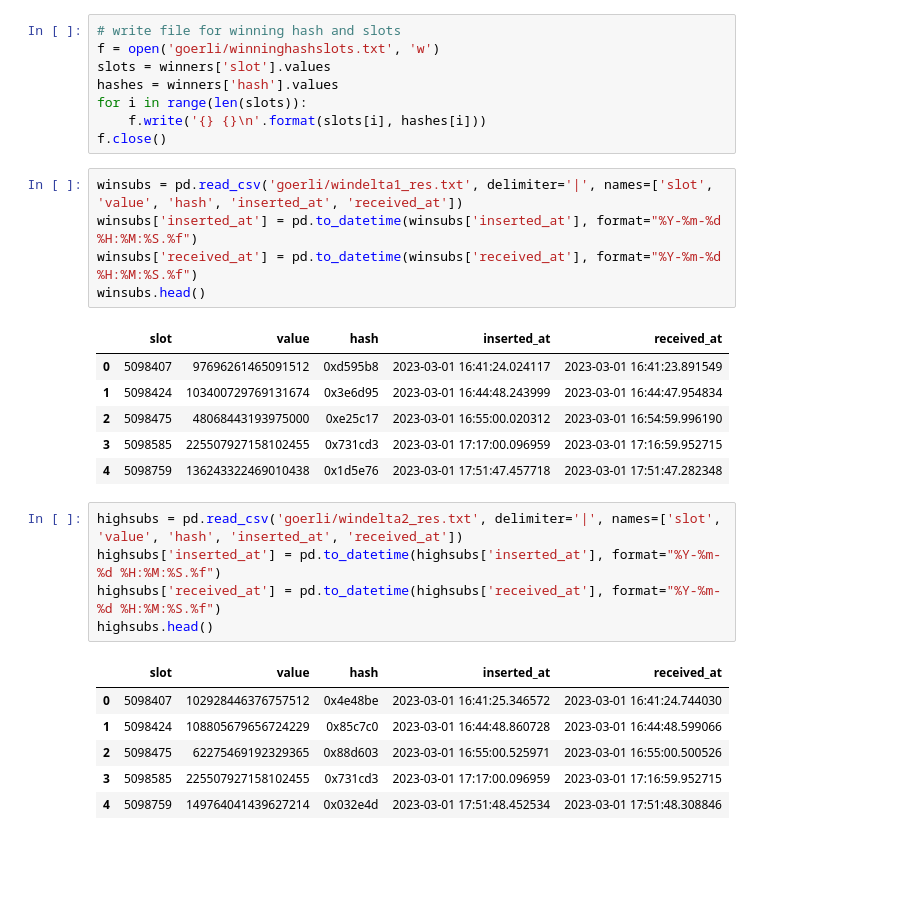
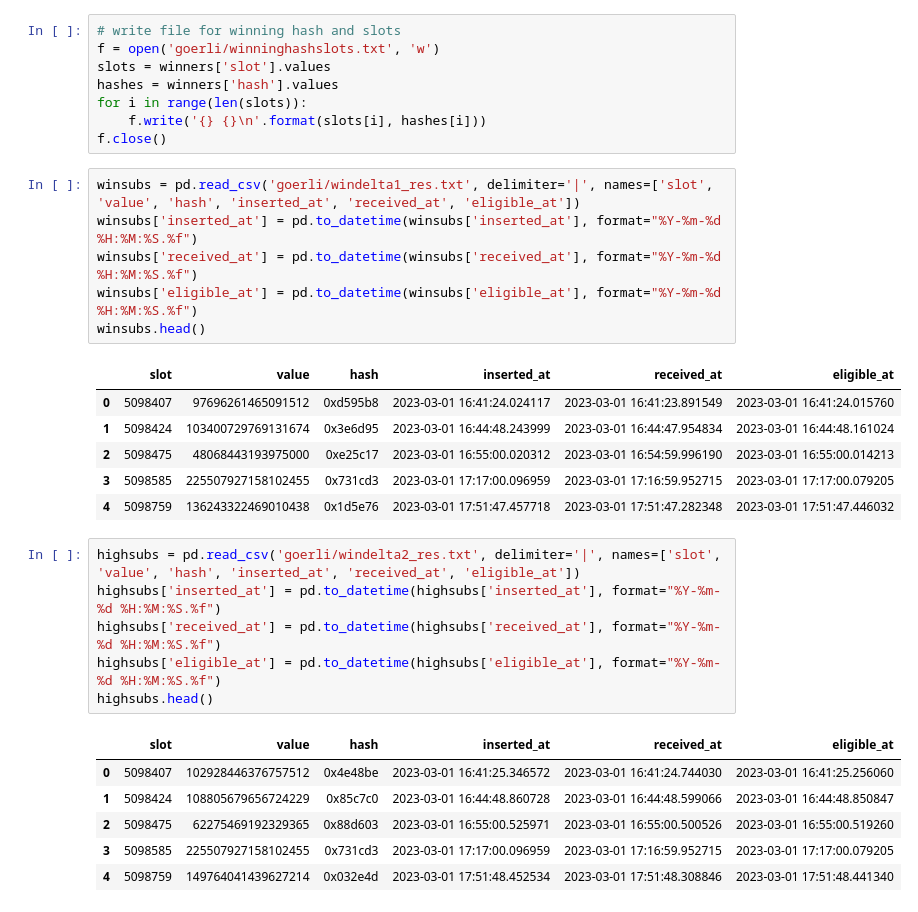
Before and after one commit to michaelneuder/relay-data, a Jupyter notebook: windelta/windelta.ipynb, the cells around one changed output. Cells and saved outputs as stored; diff of their text form; blank space fills up the shorter version.

```diff
--- a/windelta/windelta.ipynb
+++ b/windelta/windelta.ipynb
@@ -176,29 +176,31 @@ for i in range(len(slots)):
     f.write('{} {}\n'.format(slots[i], hashes[i]))
 f.close()
 # %%
-winsubs = pd.read_csv('goerli/windelta1_res.txt', delimiter='|', names=['slot', 'value', 'hash', 'inserted_at', 'received_at'])
+winsubs = pd.read_csv('goerli/windelta1_res.txt', delimiter='|', names=['slot', 'value', 'hash', 'inserted_at', 'received_at', 'eligible_at'])
 winsubs['inserted_at'] = pd.to_datetime(winsubs['inserted_at'], format="%Y-%m-%d %H:%M:%S.%f")
 winsubs['received_at'] = pd.to_datetime(winsubs['received_at'], format="%Y-%m-%d %H:%M:%S.%f")
+winsubs['eligible_at'] = pd.to_datetime(winsubs['eligible_at'], format="%Y-%m-%d %H:%M:%S.%f")
 winsubs.head()
 # %% [output]
-|  | slot | value | hash | inserted_at | received_at |
-| 0 | 5098407 | 97696261465091512 | 0xd595b8 | 2023-03-01 16:41:24.024117 | 2023-03-01 16:41:23.891549 |
-| 1 | 5098424 | 103400729769131674 | 0x3e6d95 | 2023-03-01 16:44:48.243999 | 2023-03-01 16:44:47.954834 |
-| 2 | 5098475 | 48068443193975000 | 0xe25c17 | 2023-03-01 16:55:00.020312 | 2023-03-01 16:54:59.996190 |
-| 3 | 5098585 | 225507927158102455 | 0x731cd3 | 2023-03-01 17:17:00.096959 | 2023-03-01 17:16:59.952715 |
-| 4 | 5098759 | 136243322469010438 | 0x1d5e76 | 2023-03-01 17:51:47.457718 | 2023-03-01 17:51:47.282348 |
+|  | slot | value | hash | inserted_at | received_at | eligible_at |
+| 0 | 5098407 | 97696261465091512 | 0xd595b8 | 2023-03-01 16:41:24.024117 | 2023-03-01 16:41:23.891549 | 2023-03-01 16:41:24.015760 |
+| 1 | 5098424 | 103400729769131674 | 0x3e6d95 | 2023-03-01 16:44:48.243999 | 2023-03-01 16:44:47.954834 | 2023-03-01 16:44:48.161024 |
+| 2 | 5098475 | 48068443193975000 | 0xe25c17 | 2023-03-01 16:55:00.020312 | 2023-03-01 16:54:59.996190 | 2023-03-01 16:55:00.014213 |
+| 3 | 5098585 | 225507927158102455 | 0x731cd3 | 2023-03-01 17:17:00.096959 | 2023-03-01 17:16:59.952715 | 2023-03-01 17:17:00.079205 |
+| 4 | 5098759 | 136243322469010438 | 0x1d5e76 | 2023-03-01 17:51:47.457718 | 2023-03-01 17:51:47.282348 | 2023-03-01 17:51:47.446032 |
 # %%
-highsubs = pd.read_csv('goerli/windelta2_res.txt', delimiter='|', names=['slot', 'value', 'hash', 'inserted_at', 'received_at'])
+highsubs = pd.read_csv('goerli/windelta2_res.txt', delimiter='|', names=['slot', 'value', 'hash', 'inserted_at', 'received_at', 'eligible_at'])
 highsubs['inserted_at'] = pd.to_datetime(highsubs['inserted_at'], format="%Y-%m-%d %H:%M:%S.%f")
 highsubs['received_at'] = pd.to_datetime(highsubs['received_at'], format="%Y-%m-%d %H:%M:%S.%f")
+highsubs['eligible_at'] = pd.to_datetime(highsubs['eligible_at'], format="%Y-%m-%d %H:%M:%S.%f")
 highsubs.head()
 # %% [output]
-|  | slot | value | hash | inserted_at | received_at |
-| 0 | 5098407 | 102928446376757512 | 0x4e48be | 2023-03-01 16:41:25.346572 | 2023-03-01 16:41:24.744030 |
-| 1 | 5098424 | 108805679656724229 | 0x85c7c0 | 2023-03-01 16:44:48.860728 | 2023-03-01 16:44:48.599066 |
-| 2 | 5098475 | 62275469192329365 | 0x88d603 | 2023-03-01 16:55:00.525971 | 2023-03-01 16:55:00.500526 |
-| 3 | 5098585 | 225507927158102455 | 0x731cd3 | 2023-03-01 17:17:00.096959 | 2023-03-01 17:16:59.952715 |
-| 4 | 5098759 | 149764041439627214 | 0x032e4d | 2023-03-01 17:51:48.452534 | 2023-03-01 17:51:48.308846 |
+|  | slot | value | hash | inserted_at | received_at | eligible_at |
+| 0 | 5098407 | 102928446376757512 | 0x4e48be | 2023-03-01 16:41:25.346572 | 2023-03-01 16:41:24.744030 | 2023-03-01 16:41:25.256060 |
+| 1 | 5098424 | 108805679656724229 | 0x85c7c0 | 2023-03-01 16:44:48.860728 | 2023-03-01 16:44:48.599066 | 2023-03-01 16:44:48.850847 |
+| 2 | 5098475 | 62275469192329365 | 0x88d603 | 2023-03-01 16:55:00.525971 | 2023-03-01 16:55:00.500526 | 2023-03-01 16:55:00.519260 |
+| 3 | 5098585 | 225507927158102455 | 0x731cd3 | 2023-03-01 17:17:00.096959 | 2023-03-01 17:16:59.952715 | 2023-03-01 17:17:00.079205 |
+| 4 | 5098759 | 149764041439627214 | 0x032e4d | 2023-03-01 17:51:48.452534 | 2023-03-01 17:51:48.308846 | 2023-03-01 17:51:48.441340 |
 # %%
 len(winsubs), len(highsubs), len(winners)
 # %% [output]
```
Also changed, not shown: parts of 6 cells of this notebook, 4 other files.
